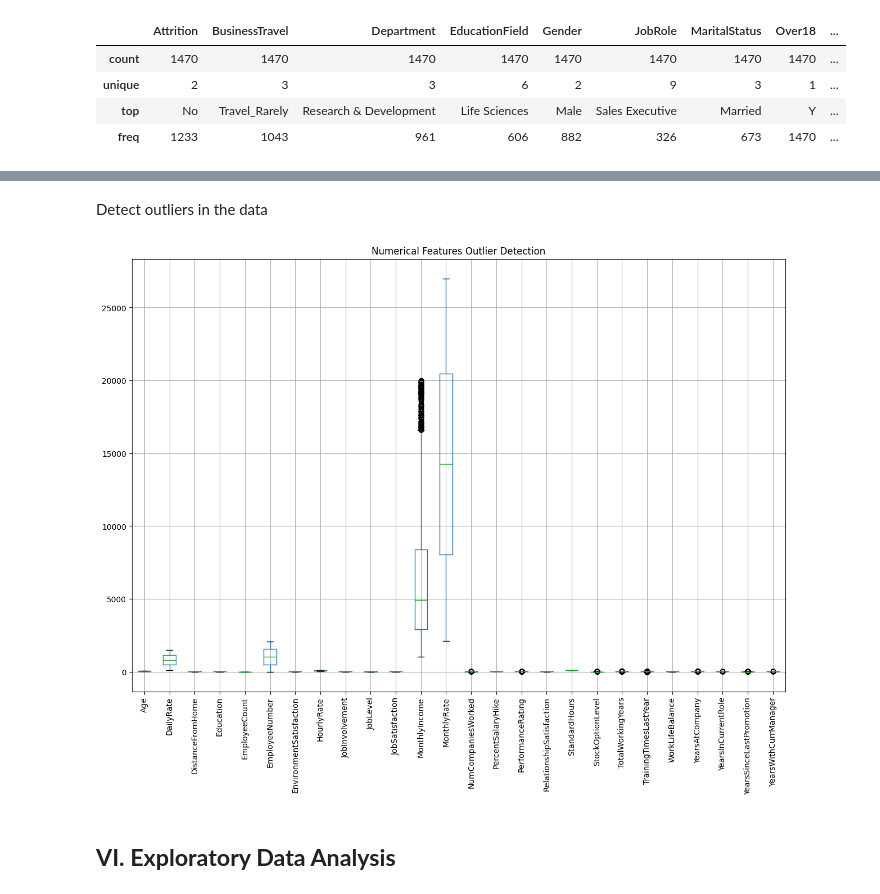
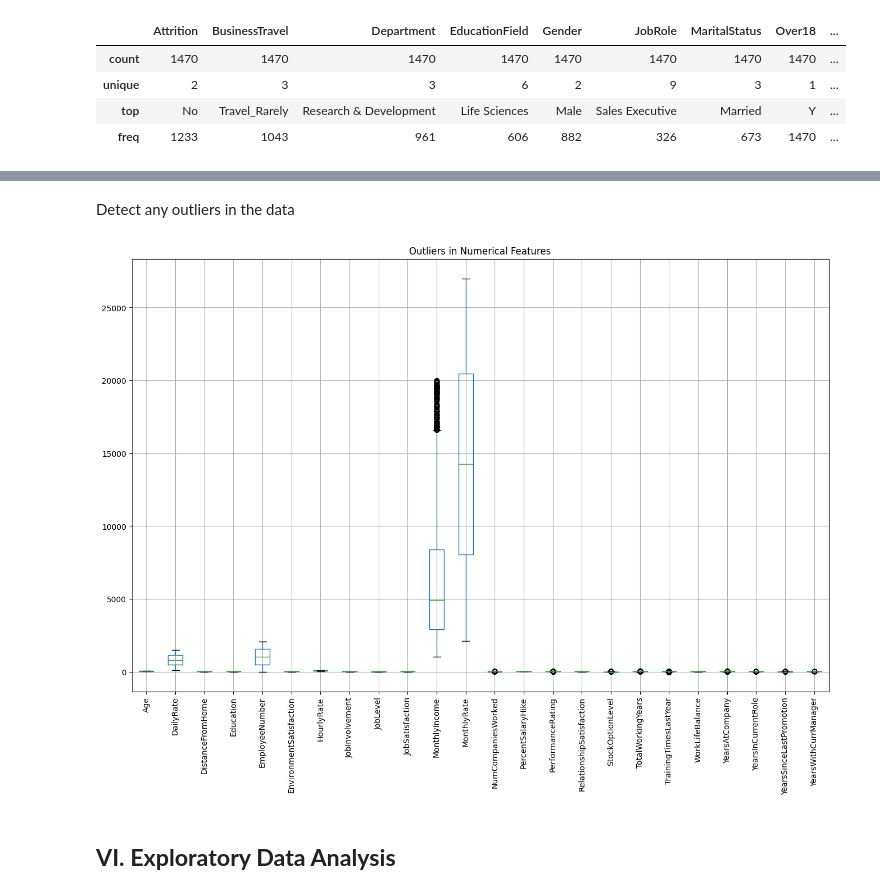
Before and after one commit to APaguil1990/SOLLDA1_MCO, a Jupyter notebook: IBM-Employee-Attrition-MCO.ipynb, the cells around one changed output, grey strips where cells are left out. Drawn from its saved outputs; the diff is of its cells as text; code cells hidden in the pictures.

Commit message:
Dropped columns with only one value. Added a graph that detects the outliers in the numerical columns.

```diff
--- a/IBM-Employee-Attrition-MCO.ipynb
+++ b/IBM-Employee-Attrition-MCO.ipynb
@@ -225,0 +232,2 @@ df.describe(include=['object'])
+# %%
+df.drop(columns=['EmployeeCount', 'Over18', 'StandardHours'], inplace=True)
@@ -226,12 +250,12 @@ df.describe(include=['object'])
 # %% [markdown]
-Detect outliers in the data
+Detect any outliers in the data
 # %%
-plt.figure(figsize=(15, 10))
+plt.figure(figsize=(16, 10))
 df.select_dtypes(include=['int64', 'float64']).boxplot(rot=90)
-plt.title("Numerical Features Outlier Detection")
+plt.title("Outliers in Numerical Features")
 plt.show()
 # %% [output]
-[figure, old version]
+[figure, new version]
 # %% [markdown]
 ## **VI. Exploratory Data Analysis**
 # %% [markdown]
```
Also changed, not shown: parts of 3 cells of this notebook.
